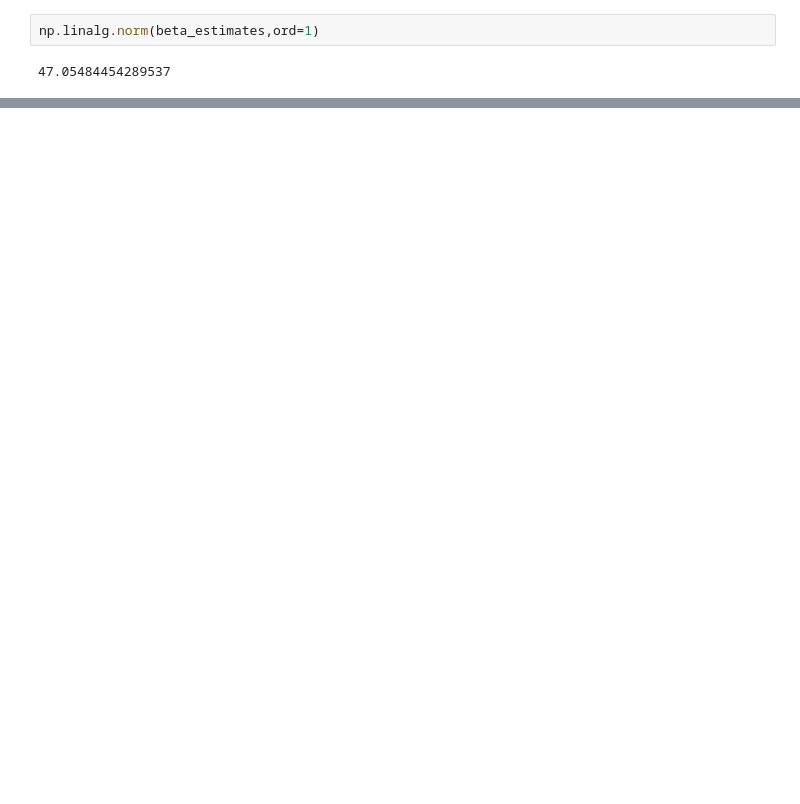
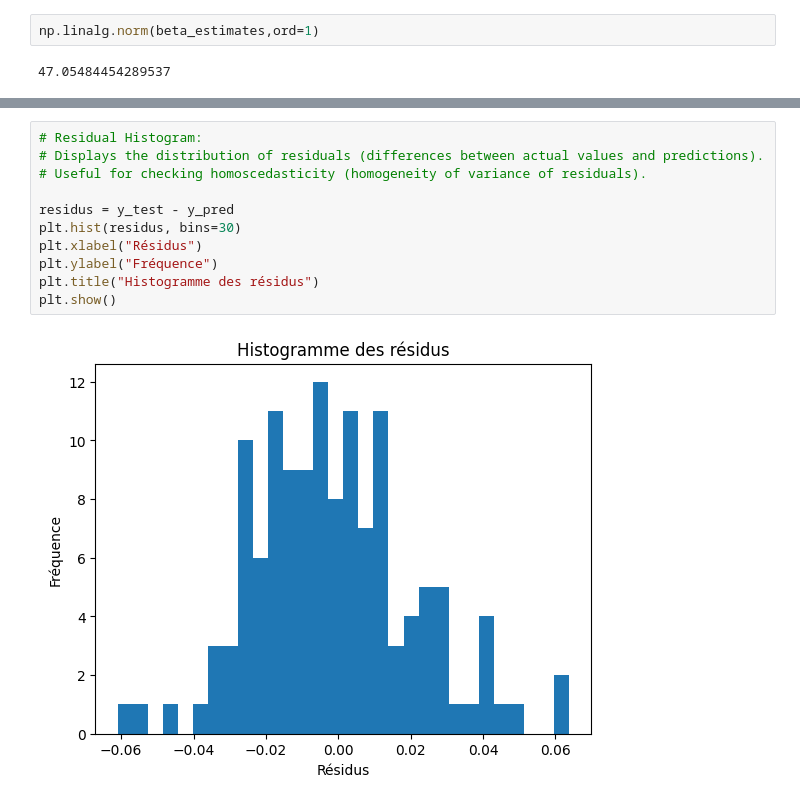
Before and after one commit to arthursabre/bayesian_statistics_project, a Jupyter notebook: Gibbs brut.ipynb, the cells around one changed output, grey strips where cells are left out. Cells and saved outputs as stored; diff of their text form; blank space fills up the shorter version.

```diff
--- a/Gibbs brut.ipynb
+++ b/Gibbs brut.ipynb
@@ -216,0 +231,13 @@ Coefficients beta: [ 1.22037348e+00 -5.79948434e-01 -1.45463977e+00 -1.35191100e
+# %%
+# Residual Histogram:
+# Displays the distribution of residuals (differences between actual values and predictions).
+# Useful for checking homoscedasticity (homogeneity of variance of residuals).
+
+residus = y_test - y_pred
+plt.hist(residus, bins=30)
+plt.xlabel("Résidus")
+plt.ylabel("Fréquence")
+plt.title("Histogramme des résidus")
+plt.show()
+# %% [output]
+[figure, added]
```
Also changed, not shown: parts of 43 cells of this notebook, 2 other files.
